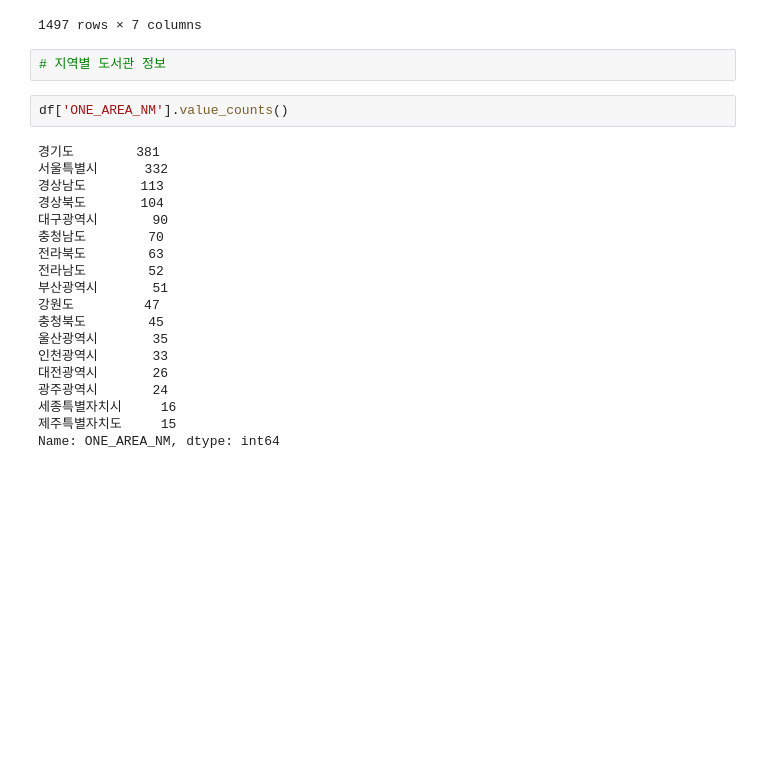
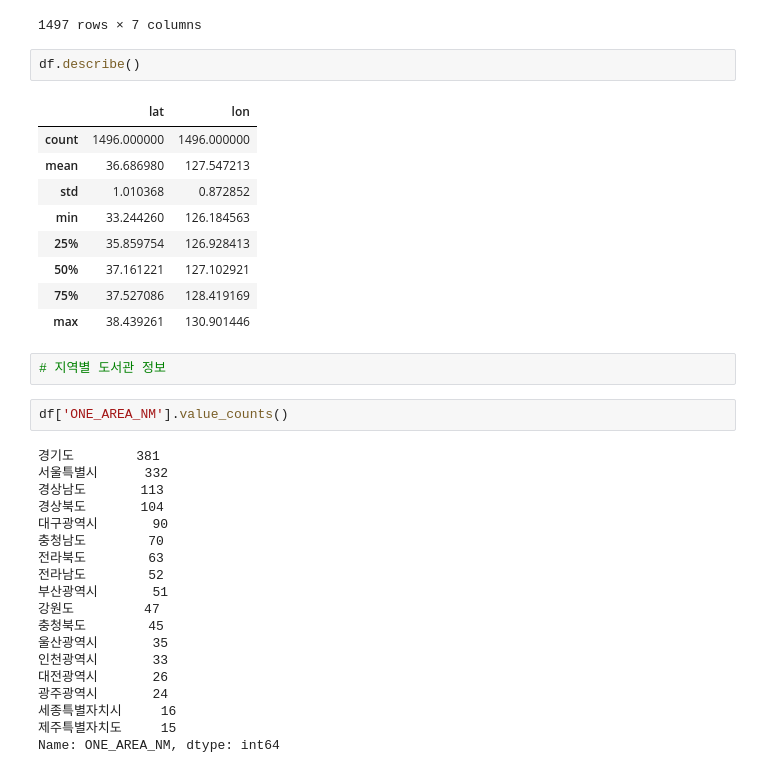
Before and after one commit to Yunwltn/Book-webdashboard, a Jupyter notebook: 도서관 정보.ipynb, the cells around one changed output. Saved outputs shown, nothing was run; the diff lists cells and outputs as text; blank space fills up the shorter version.

```diff
--- a/도서관 정보.ipynb
+++ b/도서관 정보.ipynb
@@ -59,6 +65,18 @@ df
 | 1495 | 남원시립도서관 | 전라북도 남원시 광한북로 54 | 35.407697 | 127.380214 | 전라북도 | 남원시 | 공공 |
 | 1496 | 남원시어린이청소년도서관 | 전라북도 남원시 역재3길 12 | 35.419891 | 127.399799 | 전라북도 | 남원시 | 공공 |
 1497 rows × 7 columns
+# %%
+df.describe()
+# %% [output]
+|  | lat | lon |
+| count | 1496.000000 | 1496.000000 |
+| mean | 36.686980 | 127.547213 |
+| std | 1.010368 | 0.872852 |
+| min | 33.244260 | 126.184563 |
+| 25% | 35.859754 | 126.928413 |
+| 50% | 37.161221 | 127.102921 |
+| 75% | 37.527086 | 128.419169 |
+| max | 38.439261 | 130.901446 |
 # %%
 # 지역별 도서관 정보
 # %%
```
Also changed, not shown: parts of 7 cells of this notebook, 2 other files.
